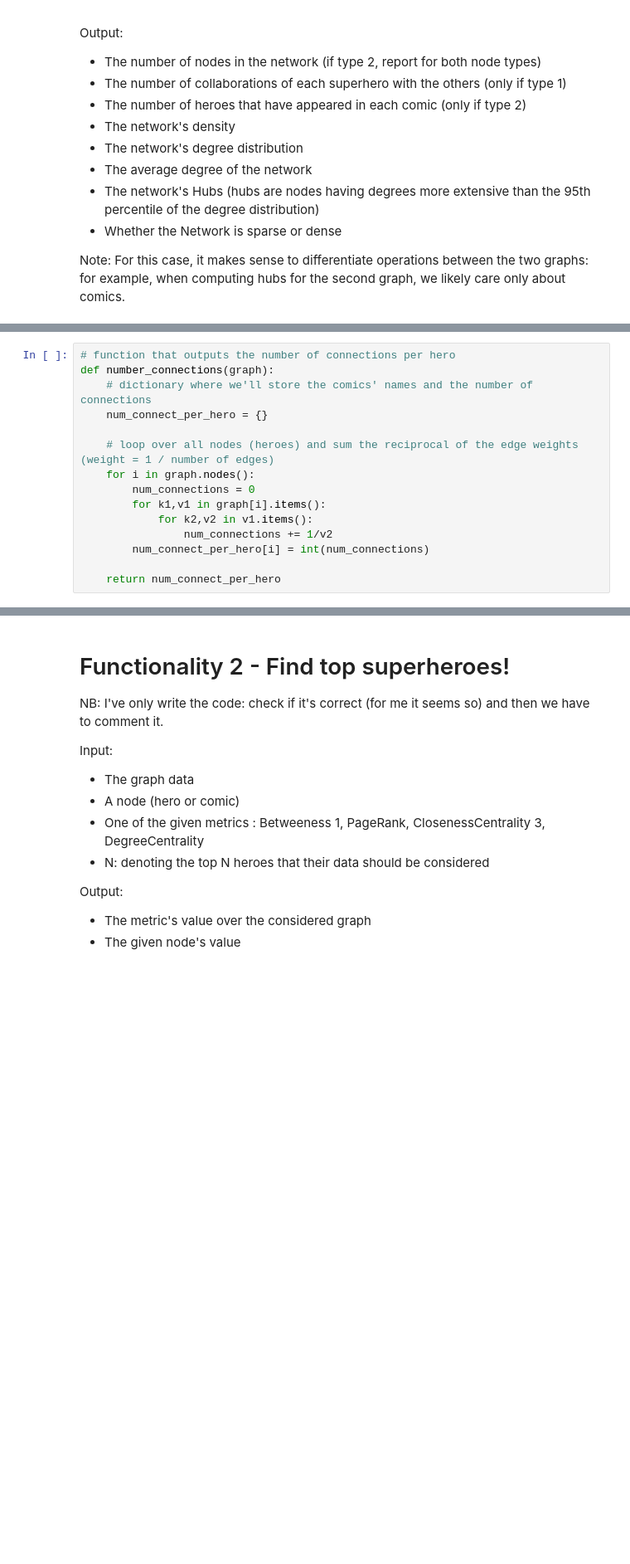
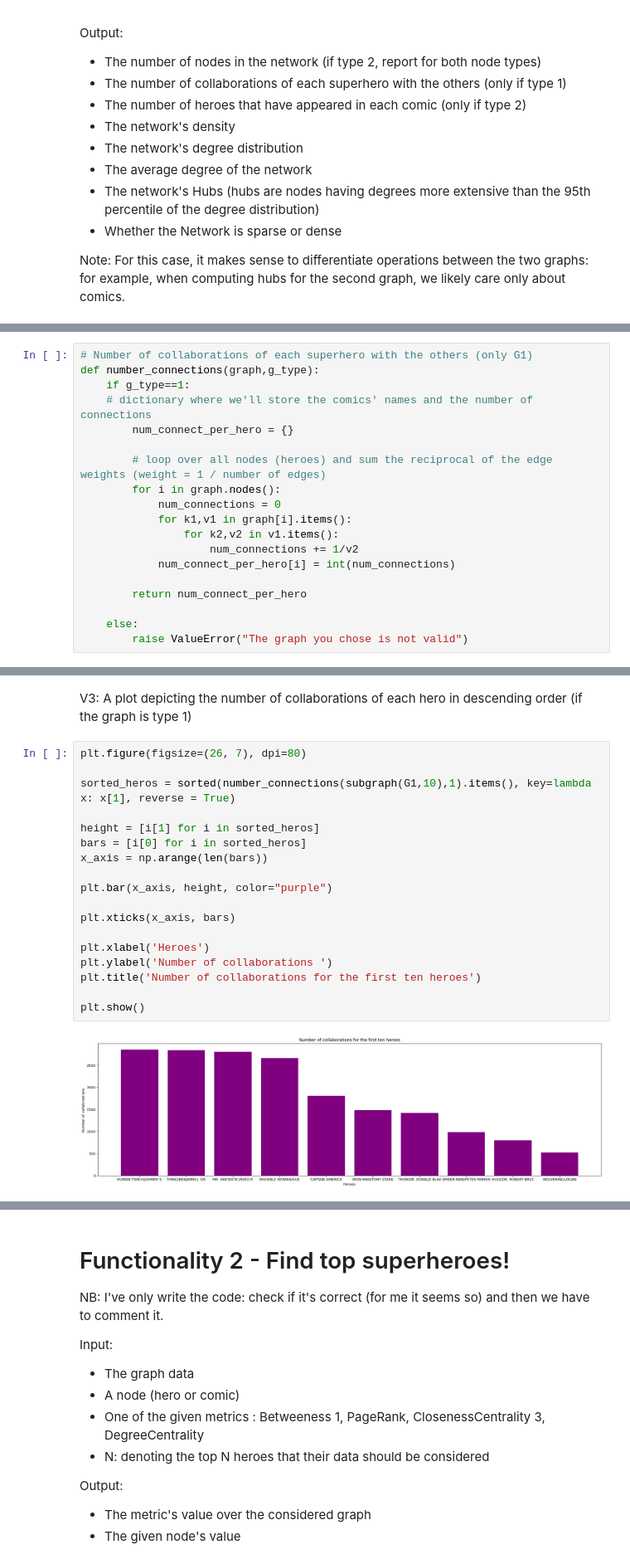
Before and after one commit to ludomazza/ADM_HW5, a Jupyter notebook: HW5_Ludo.ipynb, the cells around one changed output, grey strips where cells are left out. Shown: that part at 83% size. Cells and saved outputs as stored; diff of their text form; blank space fills up the shorter version.

```diff
--- a/HW5_Ludo.ipynb
+++ b/HW5_Ludo.ipynb
@@ -209,15 +257,19 @@ Note: For this case, it makes sense to differentiate operations between the two
 # %%
-# function that outputs the number of connections per hero
-def number_connections(graph):
+# Number of collaborations of each superhero with the others (only G1)
+def number_connections(graph,g_type):
+    if g_type==1:
     # dictionary where we'll store the comics' names and the number of connections
-    num_connect_per_hero = {}
+        num_connect_per_hero = {}
 
-    # loop over all nodes (heroes) and sum the reciprocal of the edge weights (weight = 1 / number of edges)
-    for i in graph.nodes():
-        num_connections = 0
-        for k1,v1 in graph[i].items():
-            for k2,v2 in v1.items():
-                num_connections += 1/v2
-        num_connect_per_hero[i] = int(num_connections)
+        # loop over all nodes (heroes) and sum the reciprocal of the edge weights (weight = 1 / number of edges)
+        for i in graph.nodes():
+            num_connections = 0
+            for k1,v1 in graph[i].items():
+                for k2,v2 in v1.items():
+                    num_connections += 1/v2
+            num_connect_per_hero[i] = int(num_connections)
 
-    return num_connect_per_hero
+        return num_connect_per_hero
+
+    else:
+        raise ValueError("The graph you chose is not valid")
@@ -394,0 +495,22 @@ Extract_G_Features(G2,g_type=2,N=10)
+# %% [markdown]
+V3: A plot depicting the number of collaborations of each hero in descending order (if the graph is type 1)
+# %%
+plt.figure(figsize=(26, 7), dpi=80)
+
+sorted_heros = sorted(number_connections(subgraph(G1,10),1).items(), key=lambda x: x[1], reverse = True)
+
+height = [i[1] for i in sorted_heros]
+bars = [i[0] for i in sorted_heros]
+x_axis = np.arange(len(bars))
+
+plt.bar(x_axis, height, color="purple")
+
+plt.xticks(x_axis, bars)
+
+plt.xlabel('Heroes')
+plt.ylabel('Number of collaborations ')
+plt.title('Number of collaborations for the first ten heroes')
+
+plt.show()
+# %% [output]
+[figure, added]
```
Also changed, not shown: parts of 47 cells of this notebook.
